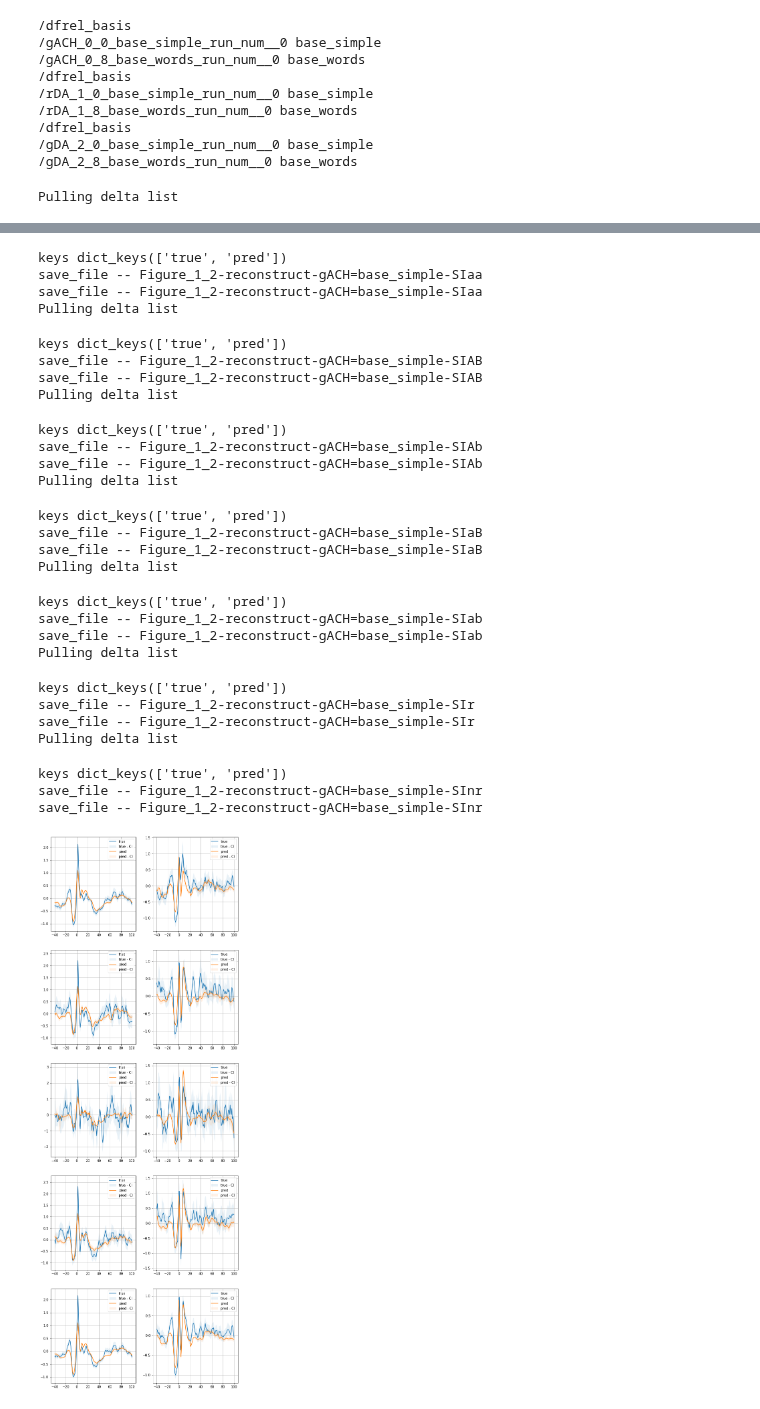
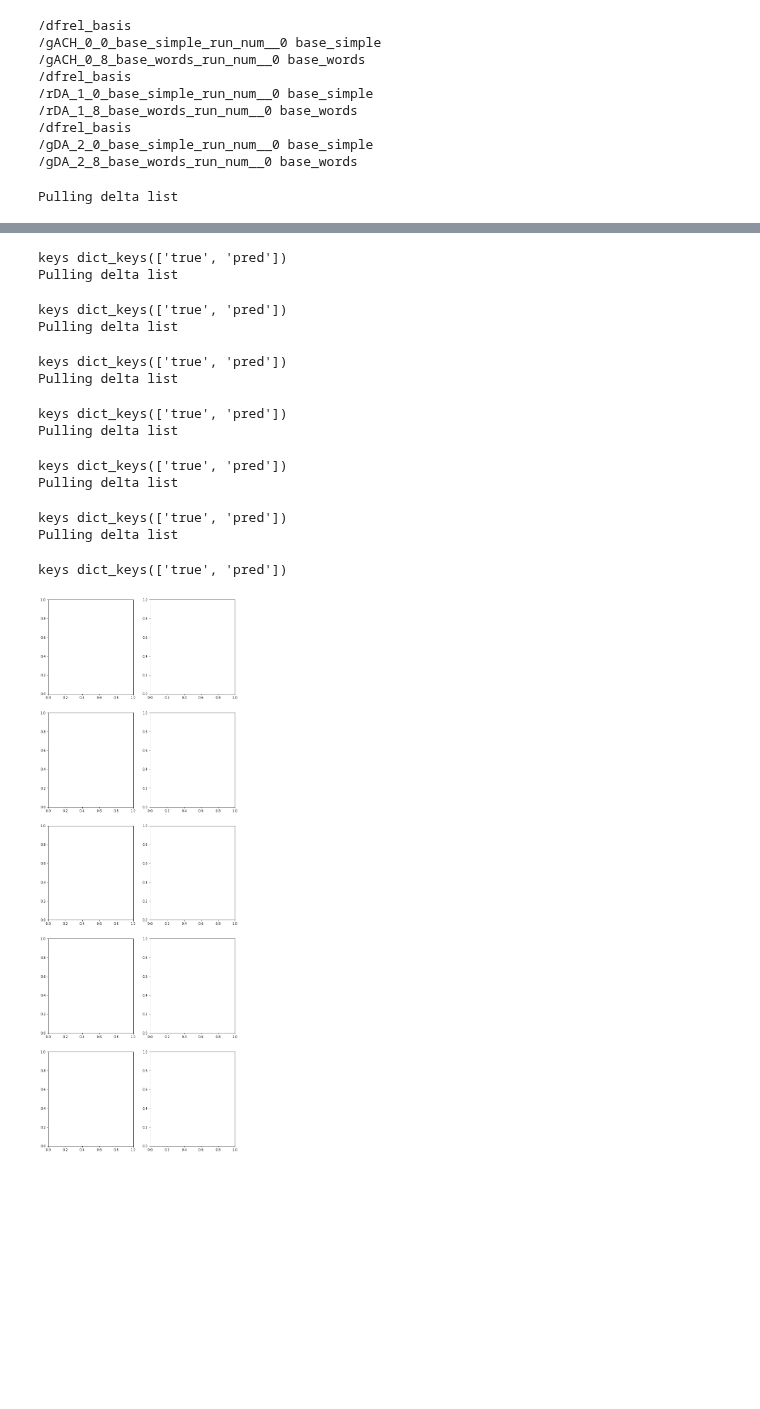
Before and after one commit to kimerein/sabatinilab-glm, a Jupyter notebook: sglm/notebooks/scratch_pad/a-14-pulling-h5-reconstruct.ipynb, the cells around one changed output, grey strips where cells are left out. Saved outputs shown, nothing was run; the diff lists cells and outputs as text; code cells hidden in the pictures; blank space fills up the shorter version.

Commit message:
Reconstruction plot updates

```diff
--- a/sglm/notebooks/scratch_pad/a-14-pulling-h5-reconstruct.ipynb
+++ b/sglm/notebooks/scratch_pad/a-14-pulling-h5-reconstruct.ipynb
@@ -217,8 +217,8 @@ for i in range(2):
     for y_col in ['gACH', 'rDA', 'gDA']:
         fig,axes = plt.subplots(5,2,figsize=(10,30))
 
-        combo_rdc_by_ac = {}
-
+#         combo_rdc_by_ac = {}
+        combo_rdc = {}
         for iac, alignment_col in enumerate(all_alignment_cols):
             ic, ir = iac%2, iac//2
             ax = axes[ir, ic]
@@ -250,7 +250,7 @@ for i in range(2):
 
             print('keys', rdc_lst.keys())
 
-            combo_rdc = {}
+#             combo_rdc = {}
             seed = np.random.randint(1000000000)
             for bootstrap_col in (rdc_lst):
                 tmp_rdc = pd.concat(rdc_lst[bootstrap_col], axis=1).sort_index()
@@ -269,25 +269,26 @@ for i in range(2):
 
                     reconstruction_data_list.append(rtup)
 
-                tmp_combo_rdc = pd.DataFrame(reconstruction_data_list, columns=['basis_column', 'delta', 'boot_lower_bound', 'mean', 'boot_upper_bound']).set_index('delta')
-                combo_rdc[bootstrap_col] = tmp_combo_rdc.drop('basis_column',axis=1)
+                tmp_combo_rdc = pd.DataFrame(reconstruction_data_list, columns=['basis_column', 'delta', 'lb', 'mn', 'ub']).set_index('delta')
+                combo_rdc[f'{alignment_col}_{bootstrap_col}'] = tmp_combo_rdc.drop('basis_column',axis=1)
 
-                # if bootstrap_col == 'true':
-                ax.plot(tmp_combo_rdc.index, tmp_combo_rdc['mean'], label=f'{bootstrap_col}')#, color='b')
-                ax.fill_between(tmp_combo_rdc.index, tmp_combo_rdc['boot_lower_bound'], tmp_combo_rdc['boot_upper_bound'], alpha=0.1, label=f'{bootstrap_col} - CI')#, color='b')
-                ax.grid(True)
-                ax.legend()
+#                 # if bootstrap_col == 'true':
+#                 ax.plot(tmp_combo_rdc.index, tmp_combo_rdc['mean'], label=f'{bootstrap_col}')#, color='b')
+#                 ax.fill_between(tmp_combo_rdc.index, tmp_combo_rdc['boot_lower_bound'], tmp_combo_rdc['boot_upper_bound'], alpha=0.1, label=f'{bootstrap_col} - CI')#, color='b')
+#                 ax.grid(True)
+#                 ax.legend()
 
-                print('save_file --', f'{load_folder.parts[-1]}-reconstruct-{y_col}={model_version}-{alignment_col}')
-                combo_rdc[bootstrap_col].to_csv(str((Path(out_loc) / f'{load_folder.parts[-1]}-reconstruct-{y_col}={model_version}-{alignment_col}-{bootstrap_col}.csv').resolve()))
+#                 print('save_file --', f'{load_folder.parts[-1]}-reconstruct-{y_col}={model_version}-{alignment_col}')
+#                 combo_rdc[bootstrap_col].to_csv(str((Path(out_loc) / f'{load_folder.parts[-1]}-reconstruct-{y_col}={model_version}-{alignment_col}-{bootstrap_col}.csv').resolve()))
 
-            combo_rdc_w_tp = pd.concat(combo_rdc, axis=1)
-            combo_rdc_w_tp.columns = ['_'.join(_) for _ in combo_rdc_w_tp.columns]
+#             combo_rdc_w_tp = pd.concat(combo_rdc, axis=1)
+#             combo_rdc_w_tp.columns = ['_'.join(_) for _ in combo_rdc_w_tp.columns]
 
-            combo_rdc_by_ac[alignment_col] = combo_rdc_w_tp
 
-        combo_rdc_w_tp_w_ac = pd.concat(combo_rdc_by_ac, axis=1)
-        combo_rdc_w_tp_w_ac.columns = ['_'.join(_) for _ in combo_rdc_w_tp_w_ac.columns]
+        combo_rdc = pd.concat(combo_rdc, axis=1)
+        combo_rdc.columns = ['_'.join(_).replace('_true_', '_T_').replace('_pred_', '_P_') for _ in combo_rdc.columns]
+        combo_rdc.to_csv(str((Path(out_loc) / f'{load_folder.parts[-1]}-reconstruct-{y_col}={model_version}.csv').resolve()))
+
         break
     break
 
@@ -313,29 +308,15 @@ save_file -- Figure_1_2-reconstruct-gACH=base_simple-SIaA
 Pulling delta list
 keys dict_keys(['true', 'pred'])
-save_file -- Figure_1_2-reconstruct-gACH=base_simple-SIaa
-save_file -- Figure_1_2-reconstruct-gACH=base_simple-SIaa
 Pulling delta list
 keys dict_keys(['true', 'pred'])
-save_file -- Figure_1_2-reconstruct-gACH=base_simple-SIAB
-save_file -- Figure_1_2-reconstruct-gACH=base_simple-SIAB
 Pulling delta list
 keys dict_keys(['true', 'pred'])
-save_file -- Figure_1_2-reconstruct-gACH=base_simple-SIAb
-save_file -- Figure_1_2-reconstruct-gACH=base_simple-SIAb
 Pulling delta list
 keys dict_keys(['true', 'pred'])
-save_file -- Figure_1_2-reconstruct-gACH=base_simple-SIaB
-save_file -- Figure_1_2-reconstruct-gACH=base_simple-SIaB
 Pulling delta list
 keys dict_keys(['true', 'pred'])
-save_file -- Figure_1_2-reconstruct-gACH=base_simple-SIab
-save_file -- Figure_1_2-reconstruct-gACH=base_simple-SIab
 Pulling delta list
 keys dict_keys(['true', 'pred'])
-save_file -- Figure_1_2-reconstruct-gACH=base_simple-SIr
-save_file -- Figure_1_2-reconstruct-gACH=base_simple-SIr
 Pulling delta list
 keys dict_keys(['true', 'pred'])
-save_file -- Figure_1_2-reconstruct-gACH=base_simple-SInr
-save_file -- Figure_1_2-reconstruct-gACH=base_simple-SInr
-[figure, old version]
+[figure, new version]
```
Also changed, not shown: parts of 4 cells of this notebook.
